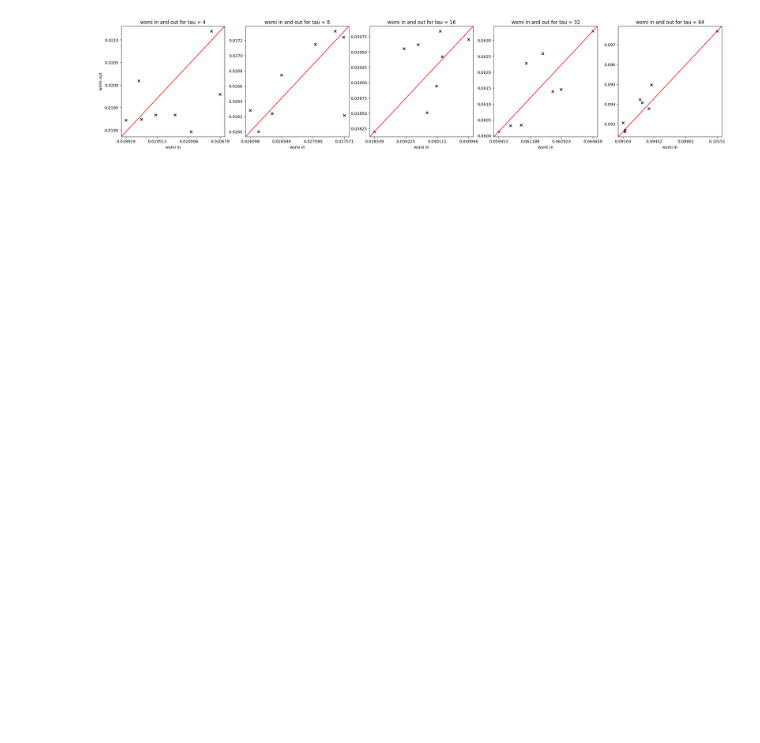
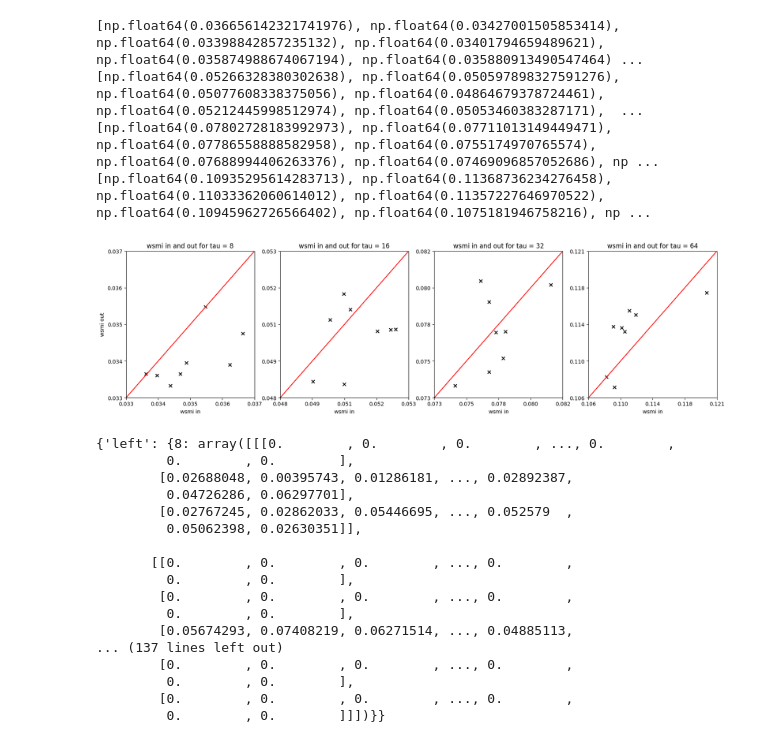
Before and after one commit to joshuuatson/nice, a Jupyter notebook: JupyterNotebooks/080325_code_inandout/SP_wsmi_inandout.ipynb, the cells around one changed output. Cells and saved outputs as stored; diff of their text form; code cells hidden in the pictures; blank space fills up the shorter version.

```diff
--- a/JupyterNotebooks/080325_code_inandout/SP_wsmi_inandout.ipynb
+++ b/JupyterNotebooks/080325_code_inandout/SP_wsmi_inandout.ipynb
@@ -291,42 +239,92 @@ total time elapsed = 336.2223837375641
 # %%
-taus = [0,1,2,3,4]
+taus = [0,1,2,3]
 #want a single plot, where for each dataset, mean pearson in and mean pearson out are plotted with error bars
 wsmi_in = {f'{tau}': [] for tau in taus}
 wsmi_out = {f'{tau}': [] for tau in taus}
 errors_in = {f'{tau}': [] for tau in taus}
 errors_out = {f'{tau}': [] for tau in taus}
 
 
 for file_number in file_numbers:
     values = []
     errors = []
     for tau in taus:
         for condition in ['left_attleft', 'right_attright']:
             values.append(wsmi_means[f'dataset_{file_number}'][condition][tau])
             errors.append(wsmi_stdevs[f'dataset_{file_number}'][condition][tau])
         wsmi_in[f'{tau}'].append(np.mean(values))
         errors_in[f'{tau}'].append(np.mean(errors))
 
 
     values = []
     errors = []
     for tau in taus:
         for condition in ['left_attright', 'right_attleft']:
             values.append(wsmi_means[f'dataset_{file_number}'][condition][tau])
             errors.append(wsmi_stdevs[f'dataset_{file_number}'][condition][tau])
         wsmi_out[f'{tau}'].append(np.mean(values))
         errors_out[f'{tau}'].append(np.mean(errors))
 
-tau_values = [4,8,16,32,64]
+max_values = {f'{tau}': [] for tau in taus}
+min_values = {f'{tau}': [] for tau in taus}
 
-axs, fig = plt.subplots(1,5, figsize=(27, 5))
-for tau, i in zip(taus, range(6)):
-    fig[i].scatter(wsmi_in[f'{tau}'], wsmi_out[f'{tau}'], marker = 'x', color='k')
-    fig[i].plot([0, 1], [0, 1], transform=fig[i].transAxes, color='r')
-    fig[i].set_xticks(np.linspace(min(wsmi_in[f'{tau}']), max(wsmi_in[f'{tau}']), 4))
-    fig[i].set_xlabel('wsmi in')
-    fig[0].set_ylabel('wsmi out')
-    fig[i].set_title(f'wsmi in and out for tau = {tau_values[tau]}')
+idx = np.arange(len(file_numbers))
+for tau in taus:
+    values = []
+    for f in idx:
+        values.append(wsmi_in[f'{tau}'][f])
+        values.append(wsmi_out[f'{tau}'][f])
+    print(values)
+    max_values[f'{tau}'].append(max(values))
+    min_values[f'{tau}'].append(min(values))
+
+tau_values = [8,16,32,64]
+N_ticks = 5  # Exact number of tick labels
+
+
+fig, axs = plt.subplots(1,4, figsize=(20, 5))
+for tau, i in zip(taus, range(5)):
+    axs[i].scatter(wsmi_in[f'{tau}'], wsmi_out[f'{tau}'], marker = 'x', color='k')
+    axs[i].plot([0, 1], [0, 1], transform=axs[i].transAxes, color='r')
+
+    local_min = min_values[f'{tau}'][0] * 0.99
+    local_max = max_values[f'{tau}'][0] * 1.01
+
+    tick_values = np.linspace(local_min, local_max, N_ticks)
+    axs[i].set_xlim(local_min, local_max)
+    axs[i].set_ylim(local_min, local_max)
+    axs[i].set_xticks(tick_values)
+    axs[i].set_yticks(tick_values)
+    axs[i].set_xticklabels([f"{tick:.3f}" for tick in tick_values])
+    axs[i].set_yticklabels([f"{tick:.3f}" for tick in tick_values])
+
+    axs[i].set_xlabel('wsmi in')
+    axs[0].set_ylabel('wsmi out')
+    axs[i].set_title(f'wsmi in and out for tau = {tau_values[tau]}')
 plt.show()
+
+
+print(wsmi_results)
 # %% [output]
+[np.float64(0.036656142321741976), np.float64(0.03427001505853414), np.float64(0.03398842857235132), np.float64(0.03401794659489621), np.float64(0.035874988674067194), np.float64(0.035880913490547464) ...
+[np.float64(0.05266328380302638), np.float64(0.050597898327591276), np.float64(0.05077608338375056), np.float64(0.04864679378724461), np.float64(0.05212445998512974), np.float64(0.05053460383287171),  ...
+[np.float64(0.07802728183992973), np.float64(0.07711013149449471), np.float64(0.07786558888582958), np.float64(0.0755174970765574), np.float64(0.07688994406263376), np.float64(0.07469096857052686), np ...
+[np.float64(0.10935295614283713), np.float64(0.11368736234276458), np.float64(0.11033362060614012), np.float64(0.11357227646970522), np.float64(0.10945962726566402), np.float64(0.1075181946758216), np ...
-[figure, old version]
+[figure, new version]
+{'left': {8: array([[[0.        , 0.        , 0.        , ..., 0.        ,
+         0.        , 0.        ],
+        [0.02688048, 0.00395743, 0.01286181, ..., 0.02892387,
+         0.04726286, 0.06297701],
+        [0.02767245, 0.02862033, 0.05446695, ..., 0.052579  ,
+         0.05062398, 0.02630351]],
+
+       [[0.        , 0.        , 0.        , ..., 0.        ,
+         0.        , 0.        ],
+        [0.        , 0.        , 0.        , ..., 0.        ,
+         0.        , 0.        ],
+        [0.05674293, 0.07408219, 0.06271514, ..., 0.04885113,
+... (137 lines left out)
+        [0.        , 0.        , 0.        , ..., 0.        ,
+         0.        , 0.        ],
+        [0.        , 0.        , 0.        , ..., 0.        ,
+         0.        , 0.        ]]])}}
```
Also changed, not shown: parts of 1 cell of this notebook, 13 other files.
